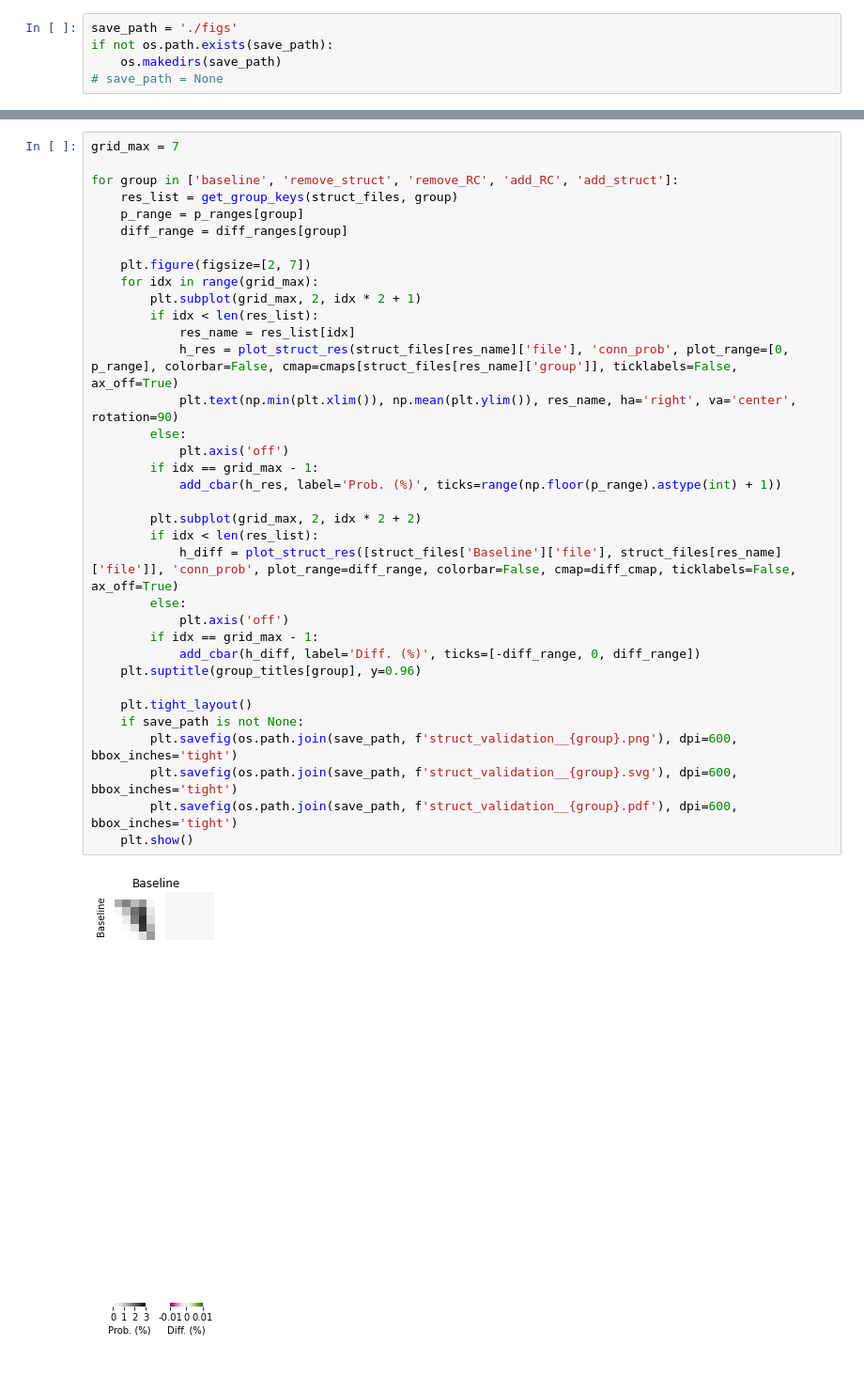
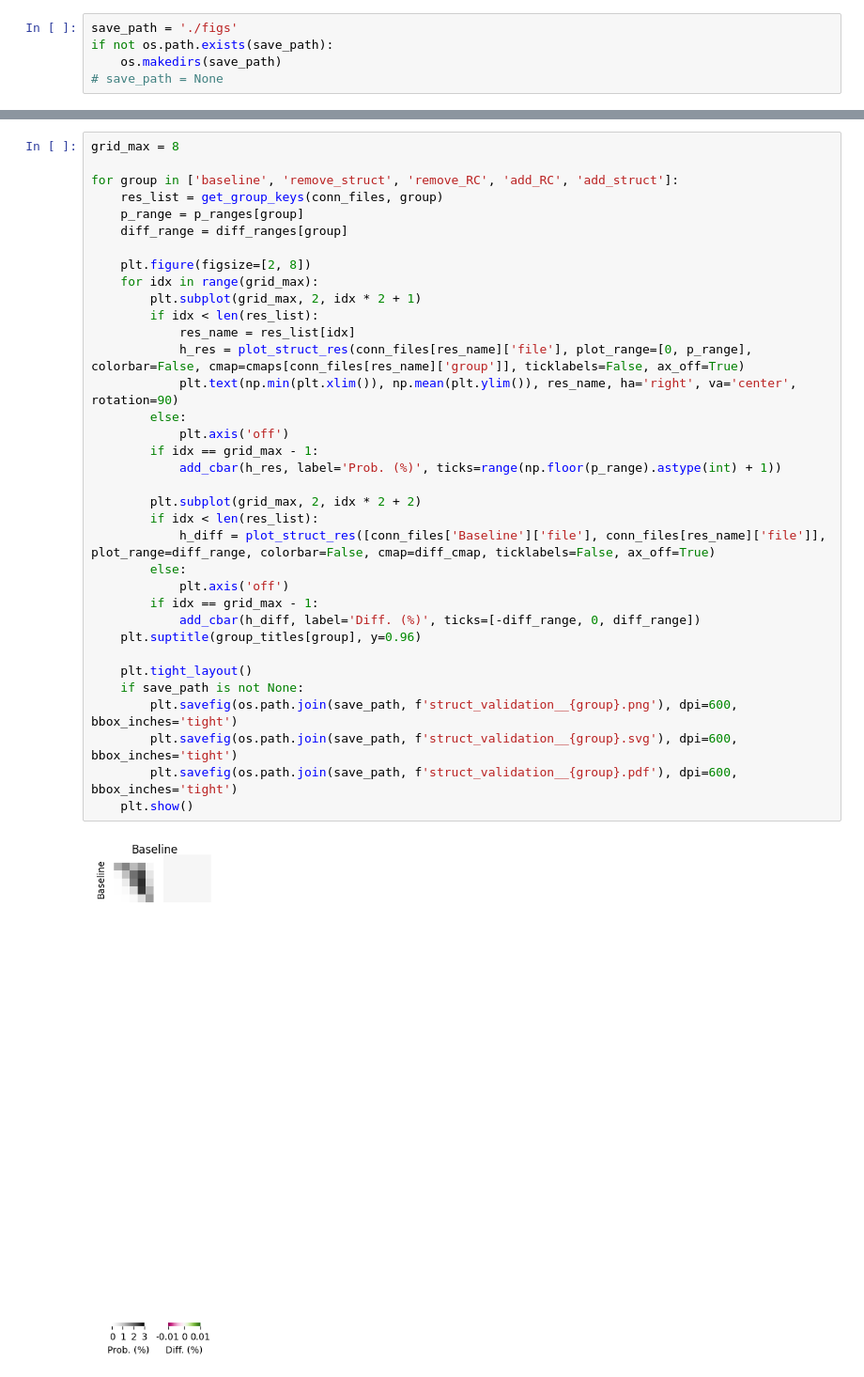
Before and after one commit to BlueBrain/reliability-and-structure, a Jupyter notebook: data_analysis/structural/visualization_and_notebooks/Figure_struct_validation_supplement.ipynb, the cells around one changed output, grey strips where cells are left out. Shown at 94% size. Drawn from its saved outputs; the diff is of its cells as text.

Commit message:
Adapted structural validation plotting to new ZENODO folder structure

```diff
--- a/data_analysis/structural/visualization_and_notebooks/Figure_struct_validation_supplement.ipynb
+++ b/data_analysis/structural/visualization_and_notebooks/Figure_struct_validation_supplement.ipynb
@@ -158,37 +157,37 @@ def add_cbar(h, label=None, ticks=None):
 # %%
-grid_max = 7
+grid_max = 8
 
 for group in ['baseline', 'remove_struct', 'remove_RC', 'add_RC', 'add_struct']:
-    res_list = get_group_keys(struct_files, group)
+    res_list = get_group_keys(conn_files, group)
     p_range = p_ranges[group]
     diff_range = diff_ranges[group]
 
-    plt.figure(figsize=[2, 7])
+    plt.figure(figsize=[2, 8])
     for idx in range(grid_max):
         plt.subplot(grid_max, 2, idx * 2 + 1)
         if idx < len(res_list):
             res_name = res_list[idx]
-            h_res = plot_struct_res(struct_files[res_name]['file'], 'conn_prob', plot_range=[0, p_range], colorbar=False, cmap=cmaps[struct_files[res_name]['group']], ticklabels=False, ax_off=True)
+            h_res = plot_struct_res(conn_files[res_name]['file'], plot_range=[0, p_range], colorbar=False, cmap=cmaps[conn_files[res_name]['group']], ticklabels=False, ax_off=True)
             plt.text(np.min(plt.xlim()), np.mean(plt.ylim()), res_name, ha='right', va='center', rotation=90)
         else:
             plt.axis('off')
         if idx == grid_max - 1:
             add_cbar(h_res, label='Prob. (%)', ticks=range(np.floor(p_range).astype(int) + 1))
 
         plt.subplot(grid_max, 2, idx * 2 + 2)
         if idx < len(res_list):
-            h_diff = plot_struct_res([struct_files['Baseline']['file'], struct_files[res_name]['file']], 'conn_prob', plot_range=diff_range, colorbar=False, cmap=diff_cmap, ticklabels=False, ax_off=True)
+            h_diff = plot_struct_res([conn_files['Baseline']['file'], conn_files[res_name]['file']], plot_range=diff_range, colorbar=False, cmap=diff_cmap, ticklabels=False, ax_off=True)
         else:
             plt.axis('off')
         if idx == grid_max - 1:
             add_cbar(h_diff, label='Diff. (%)', ticks=[-diff_range, 0, diff_range])
     plt.suptitle(group_titles[group], y=0.96)
 
     plt.tight_layout()
     if save_path is not None:
         plt.savefig(os.path.join(save_path, f'struct_validation__{group}.png'), dpi=600, bbox_inches='tight')
         plt.savefig(os.path.join(save_path, f'struct_validation__{group}.svg'), dpi=600, bbox_inches='tight')
         plt.savefig(os.path.join(save_path, f'struct_validation__{group}.pdf'), dpi=600, bbox_inches='tight')
     plt.show()
 # %% [output]
-[figure, old version]
+[figure, new version]
```
Also changed, not shown: parts of 8 cells of this notebook.
